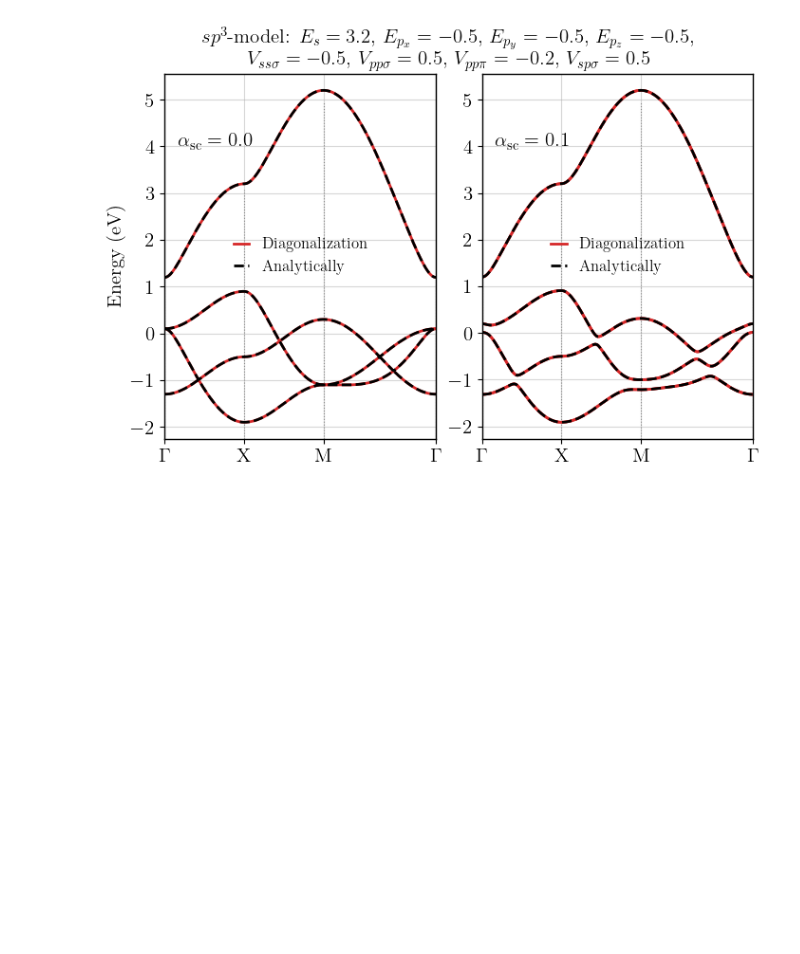
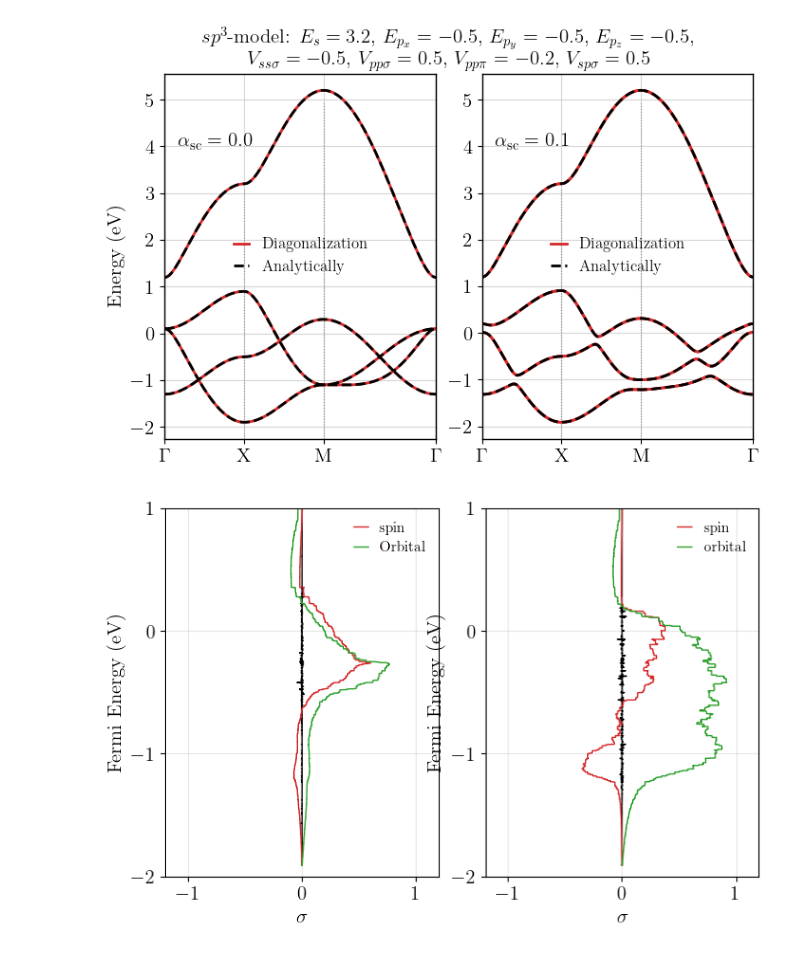
Before and after one commit to KJohnmar/INL-OBELIX-2026, a Jupyter notebook: sp3-model/square-lattice/sp3-model-SquareLattice.ipynb, the cells around one changed output. Cells and saved outputs as stored; diff of their text form; code cells hidden in the pictures; blank space fills up the shorter version.

```diff
--- a/sp3-model/square-lattice/sp3-model-SquareLattice.ipynb
+++ b/sp3-model/square-lattice/sp3-model-SquareLattice.ipynb
@@ -925,0 +1064,3 @@ if __name__ == "__main__":
+# %%
+ef, sig_c_so000, sig_s_so000, sig_o_so000 = compute_hall_vs_ef("SP3-Go", grid_size = 30, eta = 0.01, t_sp_sigma = 0.50, lsoc = 0.50)
+ef, sig_c_so010, sig_s_so010, sig_o_so010 = compute_hall_vs_ef("SP3-Go", grid_size = 30, eta = 0.01, t_sp_sigma = 0.50, lsoc = 0.10)
@@ -925,0 +1117,30 @@ if __name__ == "__main__":
+# %%
+def main_plot_BandStructure_Diagonalization():
+    # 1. Adjust the figure size to fit both plots side-by-side
+    fig = plt.figure(figsize=(8, 5))
+
+    # 2. Create the gridspec
+    gs_main = gridspec.GridSpec(1, 2, figure=fig, wspace=0.17)
+
+    # 3. Create the subplots
+    ax1 = fig.add_subplot(gs_main[0, 0])
+    ax2 = fig.add_subplot(gs_main[0, 1])
+
+    # 4. Call your functions (ensure BrillouinZone ends with ':' as corrected)
+    plot_HallConductivity_orbital_so_01(ax1)
+    plot_HallConductivity_orbital_so_02(ax2)
+
+
+    # 6. Finalization
+    # tight_layout usually works better than subplots_adjust to prevent label clipping
+    plt.tight_layout()
+    #plt.subplots_adjust(left=0.05, right=0.95, bottom=0.05, top=0.95,
+    #                      hspace=0.4, wspace=0.4)
+
+    plt.show()
+    plt.close()
+
+if __name__ == "__main__":
+    main_plot_BandStructure_Diagonalization()
+# %% [output]
+[figure, added]
```
Also changed, not shown: parts of 4 cells of this notebook.
